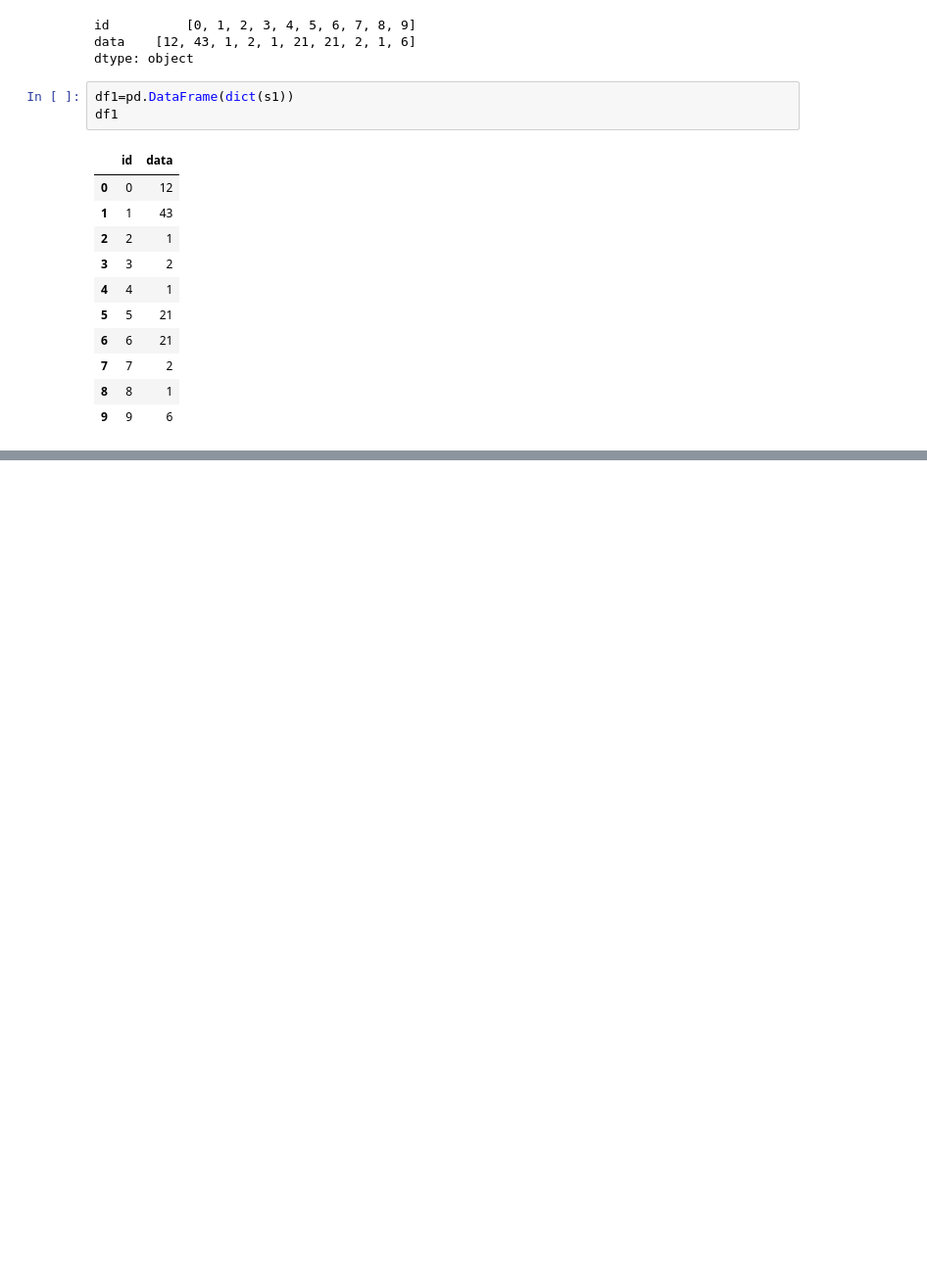
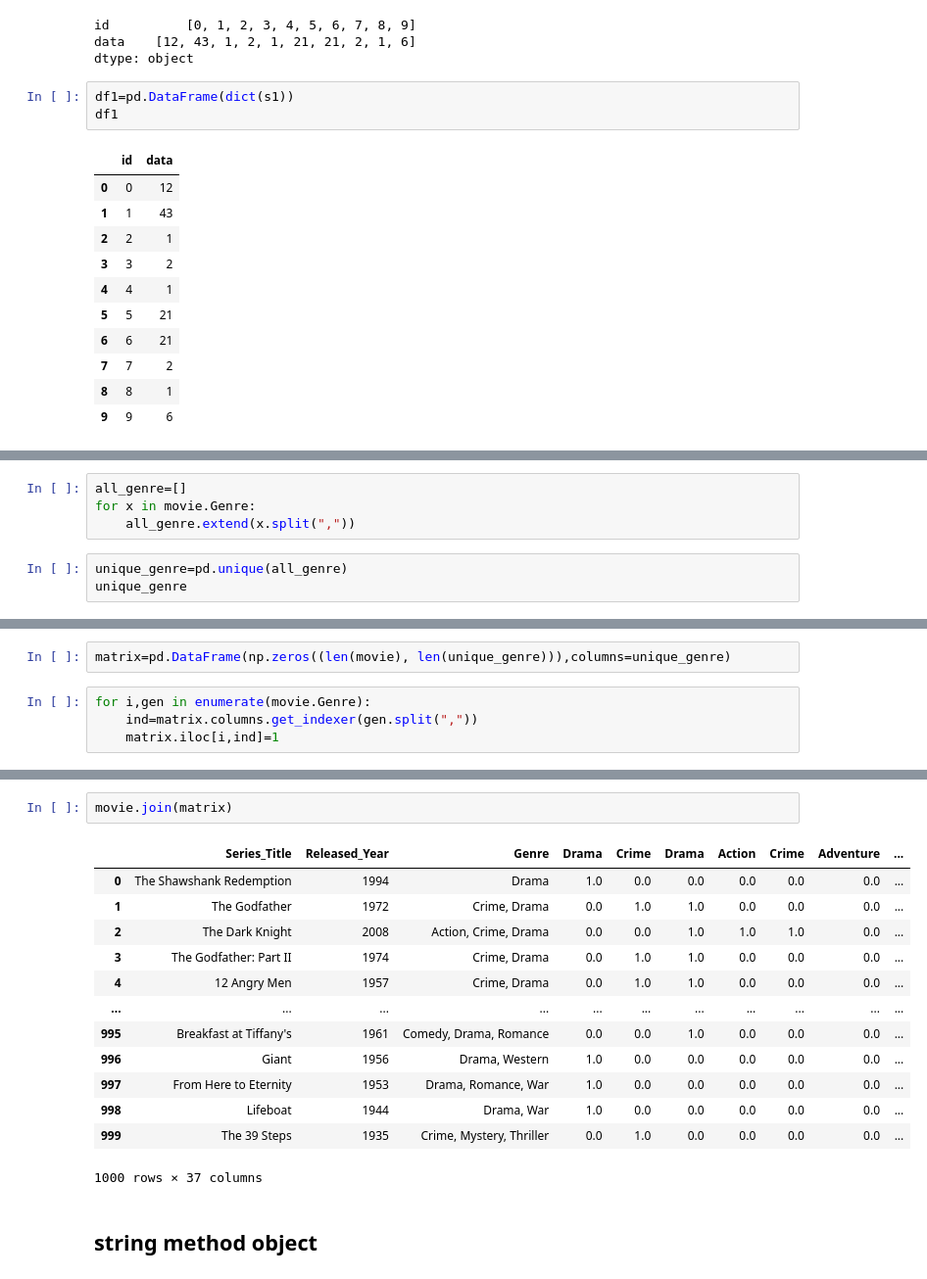
Before and after one commit to Nidhisha08/PYTHON, a Jupyter notebook: pandas.ipynb, the cells around one changed output, grey strips where cells are left out. Shown: that part at 98% size. Saved outputs shown, nothing was run; the diff lists cells and outputs as text; blank space fills up the shorter version.

```diff
--- a/pandas.ipynb
+++ b/pandas.ipynb
@@ -1130,0 +1581,7 @@ Name: usa, dtype: int32
+# %%
+all_genre=[]
+for x in movie.Genre:
+    all_genre.extend(x.split(","))
+# %%
+unique_genre=pd.unique(all_genre)
+unique_genre
@@ -1130,0 +1596,6 @@ Name: usa, dtype: int32
+# %%
+matrix=pd.DataFrame(np.zeros((len(movie), len(unique_genre))),columns=unique_genre)
+# %%
+for i,gen in enumerate(movie.Genre):
+    ind=matrix.columns.get_indexer(gen.split(","))
+    matrix.iloc[i,ind]=1
@@ -1130,0 +1617,18 @@ Name: usa, dtype: int32
+# %%
+movie.join(matrix)
+# %% [output]
+|  | Series_Title | Released_Year | Genre | Drama | Crime | Drama | Action | Crime | Adventure | ... |
+| 0 | The Shawshank Redemption | 1994 | Drama | 1.0 | 0.0 | 0.0 | 0.0 | 0.0 | 0.0 | ... |
+| 1 | The Godfather | 1972 | Crime, Drama | 0.0 | 1.0 | 1.0 | 0.0 | 0.0 | 0.0 | ... |
+| 2 | The Dark Knight | 2008 | Action, Crime, Drama | 0.0 | 0.0 | 1.0 | 1.0 | 1.0 | 0.0 | ... |
+| 3 | The Godfather: Part II | 1974 | Crime, Drama | 0.0 | 1.0 | 1.0 | 0.0 | 0.0 | 0.0 | ... |
+| 4 | 12 Angry Men | 1957 | Crime, Drama | 0.0 | 1.0 | 1.0 | 0.0 | 0.0 | 0.0 | ... |
+| ... | ... | ... | ... | ... | ... | ... | ... | ... | ... | ... |
+| 995 | Breakfast at Tiffany's | 1961 | Comedy, Drama, Romance | 0.0 | 0.0 | 1.0 | 0.0 | 0.0 | 0.0 | ... |
+| 996 | Giant | 1956 | Drama, Western | 1.0 | 0.0 | 0.0 | 0.0 | 0.0 | 0.0 | ... |
+| 997 | From Here to Eternity | 1953 | Drama, Romance, War | 1.0 | 0.0 | 0.0 | 0.0 | 0.0 | 0.0 | ... |
+| 998 | Lifeboat | 1944 | Drama, War | 1.0 | 0.0 | 0.0 | 0.0 | 0.0 | 0.0 | ... |
+| 999 | The 39 Steps | 1935 | Crime, Mystery, Thriller | 0.0 | 1.0 | 0.0 | 0.0 | 0.0 | 0.0 | ... |
+1000 rows × 37 columns
+# %% [markdown]
+## string method object
```
Also changed, not shown: parts of 72 cells of this notebook.
